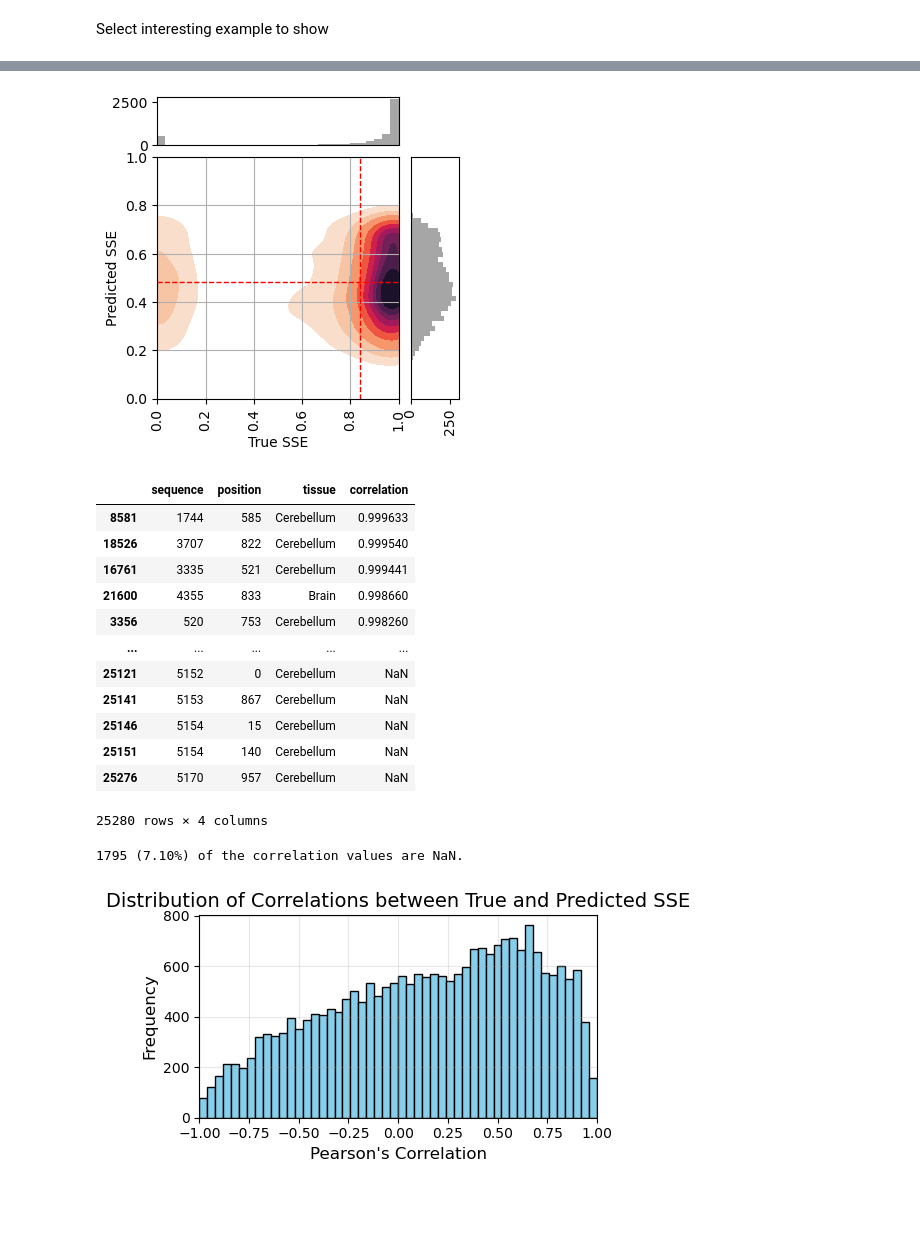
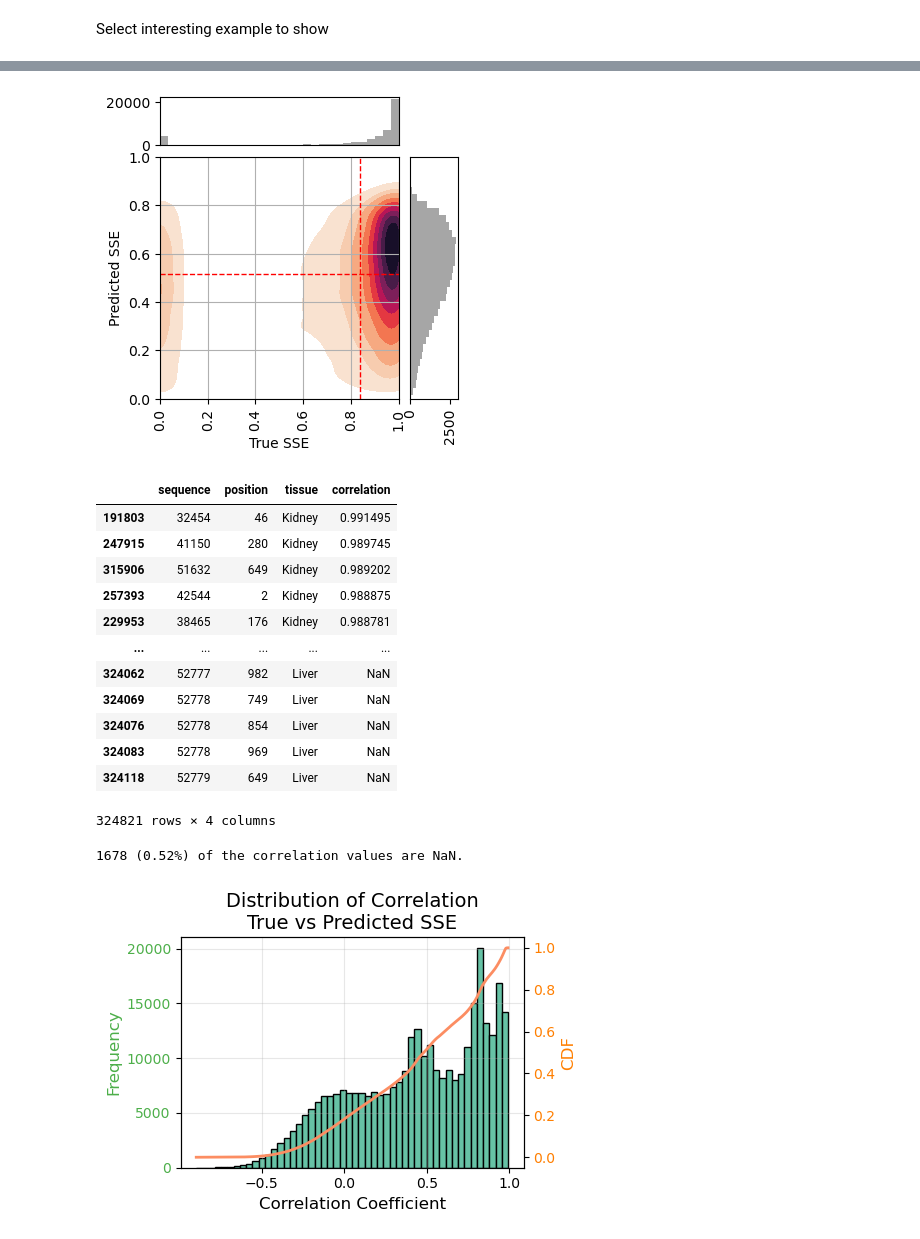
Before and after one commit to anamariaelek/splicevo, a Jupyter notebook: notebooks/model_evaluation.ipynb, the cells around one changed output, grey strips where cells are left out. Drawn from its saved outputs; the diff is of its cells as text; code cells hidden in the pictures; blank space fills up the shorter version.

```diff
--- a/notebooks/model_evaluation.ipynb
+++ b/notebooks/model_evaluation.ipynb
@@ -8,8 +8,8 @@ import os
 # %% [markdown]
 Load model predictions
 # %%
-subset = "small"
-species = "mouse"
+subset = "full"
+species = "mouse_rat"
 loss = "weighted_mse"
 model = f"{subset}_{species}_{loss}"
 
@@ -132,16 +132,16 @@ for class_idx in range(3):
         linewidth=2,
         color=color
     )
-    plt.hlines(
-        y=freq, xmin=0, xmax=1,
-        colors=color, linestyles='dashed',
-        label=f'freq {label} ({freq:.3f})'
-    )
+    #plt.hlines(
+    #    y=freq, xmin=0, xmax=1,
+    #    colors=color, linestyles='dashed',
+    #    label=f'freq {label} ({freq:.3f})'
+    #)
 
 plt.xlabel("Recall", fontsize=12)
 plt.ylabel("Precision", fontsize=12)
 plt.title("Precision–Recall Curves for Splice Site Classes", fontsize=14)
-plt.legend(loc="upper right")
+plt.legend(loc="lower left")
 plt.grid(alpha=0.3)
 plt.tight_layout()
 plt.show()
@@ -562,7 +553,7 @@ import numpy as np
 
 import matplotlib.pyplot as plt
 
-plt.figure(figsize=(7, 3))
+plt.figure(figsize=(9, 3))
 species_list = mse_df['Species'].unique()
 for i, species in enumerate(species_list):
     plt.subplot(1, len(species_list), i + 1)
@@ -578,8 +569,8 @@ for i, species in enumerate(species_list):
     plt.xlabel('Timepoint', fontsize=10)
     plt.ylabel('RMSE', fontsize=10)
     plt.ylim(0, np.sqrt(mse_df['MSE']).max() * 1.1)
-    plt.legend(title='Tissue', fontsize=8)
     plt.grid()
 plt.tight_layout()
+plt.legend(title='Tissue', fontsize=8, bbox_to_anchor=(1.05, 0.5), loc='center left')
 plt.show()
 # %% [output]
@@ -718,7 +709,7 @@ for i, tissue in enumerate(samples):
 
 plt.tight_layout()
 # %% [output]
-[figure, old version]
+[figure, new version]
 # %%
 # Group by sequence and position, and calculate correlation between true and predicted SSE values
 correlation_results = []
@@ -739,18 +730,18 @@ correlation_df = pd.DataFrame(correlation_results)
 correlation_df.sort_values(by='correlation', ascending=False)
 # %% [output]
 |  | sequence | position | tissue | correlation |
-| 8581 | 1744 | 585 | Cerebellum | 0.999633 |
-| 18526 | 3707 | 822 | Cerebellum | 0.999540 |
-| 16761 | 3335 | 521 | Cerebellum | 0.999441 |
-| 21600 | 4355 | 833 | Brain | 0.998660 |
-| 3356 | 520 | 753 | Cerebellum | 0.998260 |
+| 191803 | 32454 | 46 | Kidney | 0.991495 |
+| 247915 | 41150 | 280 | Kidney | 0.989745 |
+| 315906 | 51632 | 649 | Kidney | 0.989202 |
+| 257393 | 42544 | 2 | Kidney | 0.988875 |
+| 229953 | 38465 | 176 | Kidney | 0.988781 |
 | ... | ... | ... | ... | ... |
-| 25121 | 5152 | 0 | Cerebellum | NaN |
-| 25141 | 5153 | 867 | Cerebellum | NaN |
-| 25146 | 5154 | 15 | Cerebellum | NaN |
-| 25151 | 5154 | 140 | Cerebellum | NaN |
-| 25276 | 5170 | 957 | Cerebellum | NaN |
+| 324062 | 52777 | 982 | Liver | NaN |
+| 324069 | 52778 | 749 | Liver | NaN |
+| 324076 | 52778 | 854 | Liver | NaN |
+| 324083 | 52778 | 969 | Liver | NaN |
+| 324118 | 52779 | 649 | Liver | NaN |
-25280 rows × 4 columns
+324821 rows × 4 columns
 # %%
 # How many are NaN?
 nas = correlation_df['correlation'].isna()
@@ -758,20 +749,30 @@ print(
     f"{nas.sum()} ({nas.mean() * 100:.2f}%) of the correlation values are NaN."
 )
 # %% [output]
-1795 (7.10%) of the correlation values are NaN.
+1678 (0.52%) of the correlation values are NaN.
 # %%
+# Cumulative distribution
+sorted_corr = np.sort(correlation_df['correlation'].dropna())
+cdf = np.arange(1, len(sorted_corr) + 1) / len(sorted_corr)
+
 # Plot distribution of correlations
-plt.figure(figsize=(5, 3))
-plt.hist(correlation_df['correlation'].dropna(), bins=50, color='skyblue', edgecolor='black')
-plt.title('Distribution of Correlations between True and Predicted SSE', fontsize=14)
-plt.xlabel("Pearson's Correlation", fontsize=12)
-plt.ylabel('Frequency', fontsize=12)
-plt.xlim(-1, 1)
-plt.grid(alpha=0.3)
-plt.tight_layout()
+fig, ax1 = plt.subplots(figsize=(5, 3.5))
+ax1.hist(correlation_df['correlation'].dropna(), bins=50, color='#66c2a5', edgecolor='black')
+ax1.set_xlabel('Correlation Coefficient', fontsize=12)
+ax1.set_ylabel('Frequency', fontsize=12, color='#4daf4a')
+ax1.tick_params(axis='y', labelcolor='#4daf4a')
+
+ax2 = ax1.twinx()
+ax2.plot(sorted_corr, cdf, color='#fc8d62', linewidth=2, label='CDF')
+ax2.set_ylabel('CDF', fontsize=12, color='#ff7f00')
+ax2.tick_params(axis='y', labelcolor='#ff7f00')
+
+plt.title('Distribution of Correlation\nTrue vs Predicted SSE', fontsize=14)
+ax1.grid(alpha=0.3)
+fig.tight_layout()
 plt.show()
 # %% [output]
-[figure, old version]
+[figure, new version]
 # %%
 # Define tissue colors
 tissue_colors = {
```
Also changed, not shown: parts of 19 cells of this notebook, 15 other files.
